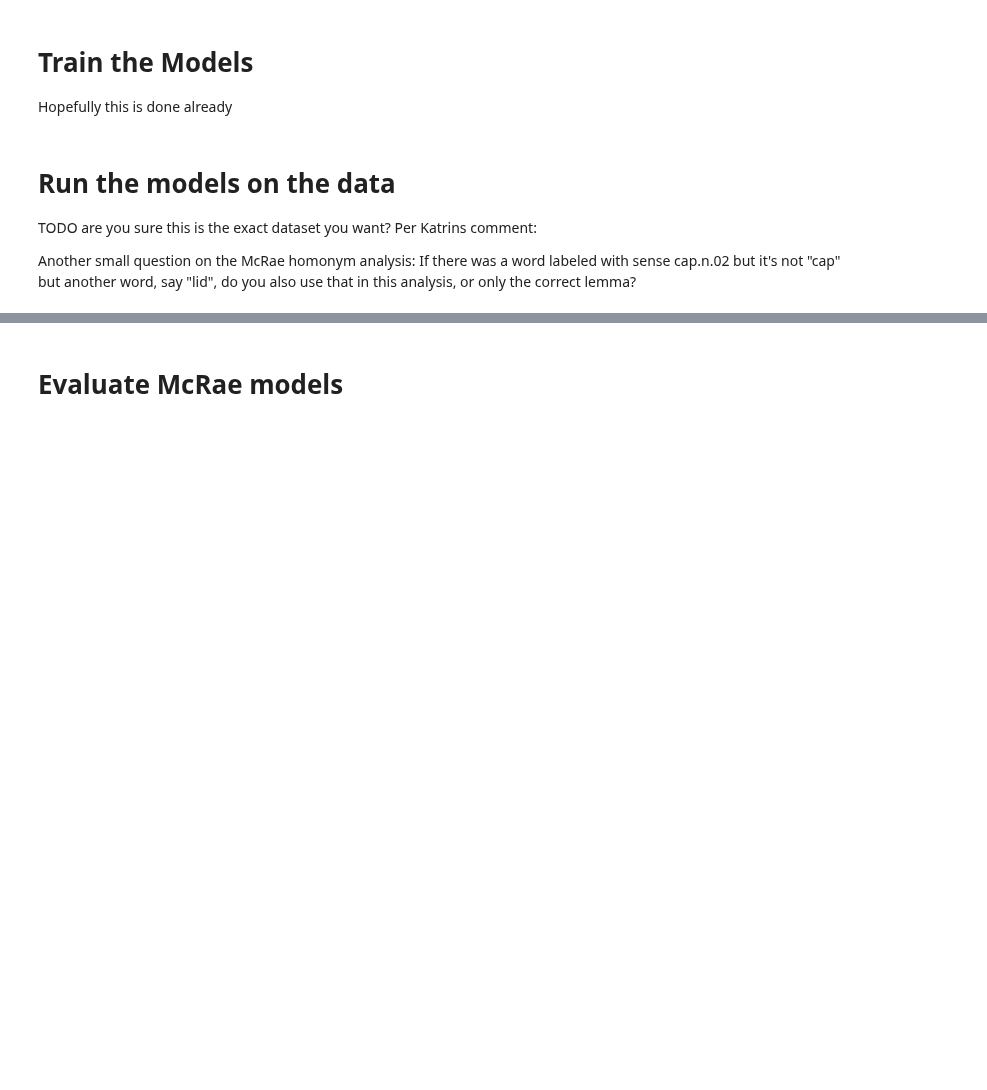
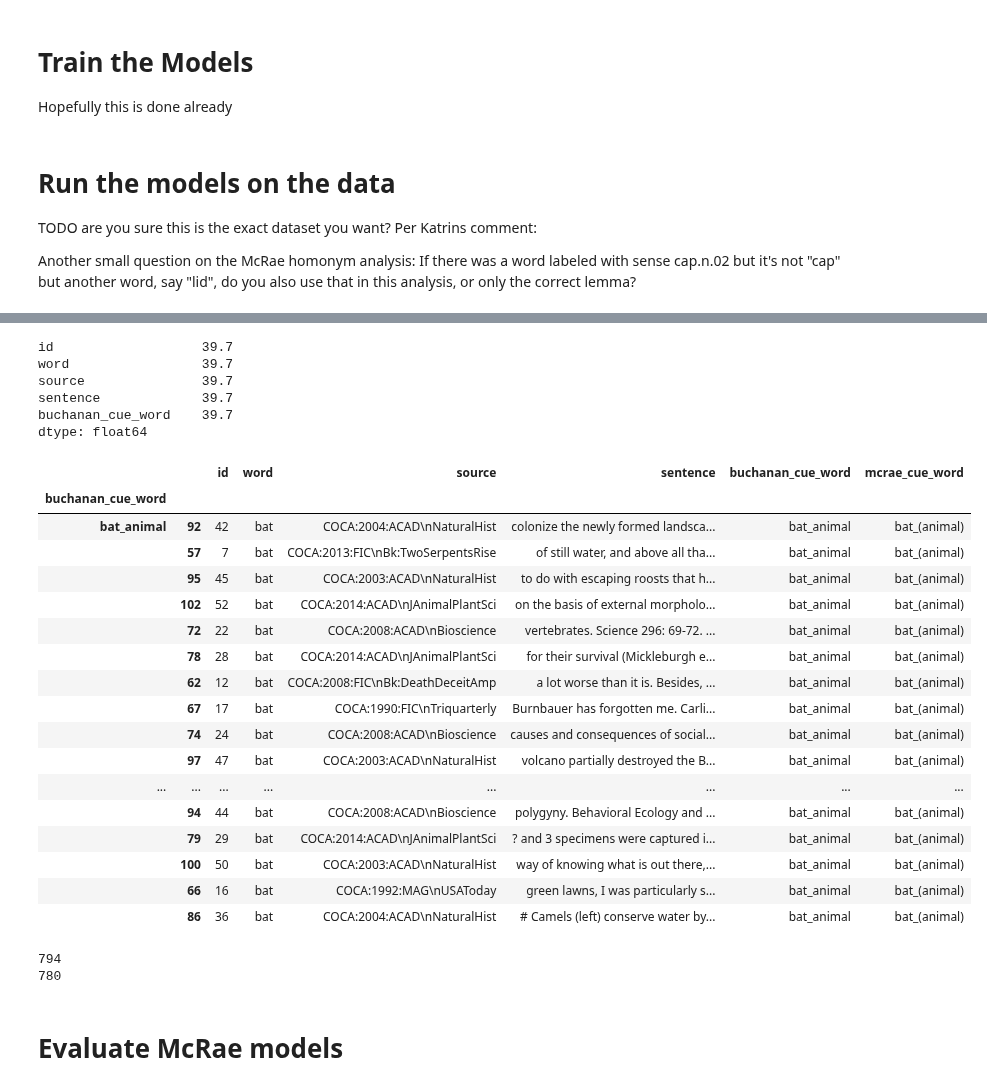
Before and after one commit to gchronis/features_in_context, a Jupyter notebook: notebooks/features_in_context_evaluation_homonymous_mcrae_words_coca_expansion_10_10_22.ipynb, the cells around one changed output, grey strips where cells are left out. Saved outputs shown, nothing was run; the diff lists cells and outputs as text; code cells hidden in the pictures; blank space fills up the shorter version.

```diff
--- a/notebooks/features_in_context_evaluation_homonymous_mcrae_words_coca_expansion_10_10_22.ipynb
+++ b/notebooks/features_in_context_evaluation_homonymous_mcrae_words_coca_expansion_10_10_22.ipynb
@@ -211,3 +246,47 @@ eval_words
+# %%
+print(eval_words.groupby(['mcrae_cue_word']).count().mean(axis=0))
+# %% [output]
+id                   39.7
+word                 39.7
+source               39.7
+sentence             39.7
+buchanan_cue_word    39.7
+dtype: float64
+# %%
+eval_words.head(20)
+# %% [output]
+|  |  | id | word | source | sentence | buchanan_cue_word | mcrae_cue_word |
+| buchanan_cue_word |  |  |  |  |  |  |  |
+| bat_animal | 92 | 42 | bat | COCA:2004:ACAD\nNaturalHist | colonize the newly formed landsca... | bat_animal | bat_(animal) |
+|  | 57 | 7 | bat | COCA:2013:FIC\nBk:TwoSerpentsRise | of still water, and above all tha... | bat_animal | bat_(animal) |
+|  | 95 | 45 | bat | COCA:2003:ACAD\nNaturalHist | to do with escaping roosts that h... | bat_animal | bat_(animal) |
+|  | 102 | 52 | bat | COCA:2014:ACAD\nJAnimalPlantSci | on the basis of external morpholo... | bat_animal | bat_(animal) |
+|  | 72 | 22 | bat | COCA:2008:ACAD\nBioscience | vertebrates. Science 296: 69-72. ... | bat_animal | bat_(animal) |
+|  | 78 | 28 | bat | COCA:2014:ACAD\nJAnimalPlantSci | for their survival (Mickleburgh e... | bat_animal | bat_(animal) |
+|  | 62 | 12 | bat | COCA:2008:FIC\nBk:DeathDeceitAmp | a lot worse than it is. Besides, ... | bat_animal | bat_(animal) |
+|  | 67 | 17 | bat | COCA:1990:FIC\nTriquarterly | Burnbauer has forgotten me. Carli... | bat_animal | bat_(animal) |
+|  | 74 | 24 | bat | COCA:2008:ACAD\nBioscience | causes and consequences of social... | bat_animal | bat_(animal) |
+|  | 97 | 47 | bat | COCA:2003:ACAD\nNaturalHist | volcano partially destroyed the B... | bat_animal | bat_(animal) |
+| ... | ... | ... | ... | ... | ... | ... | ... |
+|  | 94 | 44 | bat | COCA:2008:ACAD\nBioscience | polygyny. Behavioral Ecology and ... | bat_animal | bat_(animal) |
+|  | 79 | 29 | bat | COCA:2014:ACAD\nJAnimalPlantSci | ? and 3 specimens were captured i... | bat_animal | bat_(animal) |
+|  | 100 | 50 | bat | COCA:2003:ACAD\nNaturalHist | way of knowing what is out there,... | bat_animal | bat_(animal) |
+|  | 66 | 16 | bat | COCA:1992:MAG\nUSAToday | green lawns, I was particularly s... | bat_animal | bat_(animal) |
+|  | 86 | 36 | bat | COCA:2004:ACAD\nNaturalHist | # Camels (left) conserve water by... | bat_animal | bat_(animal) |
+# %%
+"""
+no crane_(bird) data for mcrae
+"""
+print(len(eval_words))
+eval_words = eval_words[eval_words['buchanan_cue_word'] != 'crane_animal']
+print(len(eval_words))
+
+# print(len(eval_words))
+# eval_words = eval_words[eval_words['buchanan_cue_word'] != 'tank_army']
+# print(len(eval_words))
+# %% [output]
+794
+780
 # %%
 
 
```
Also changed, not shown: parts of 26 cells of this notebook.
